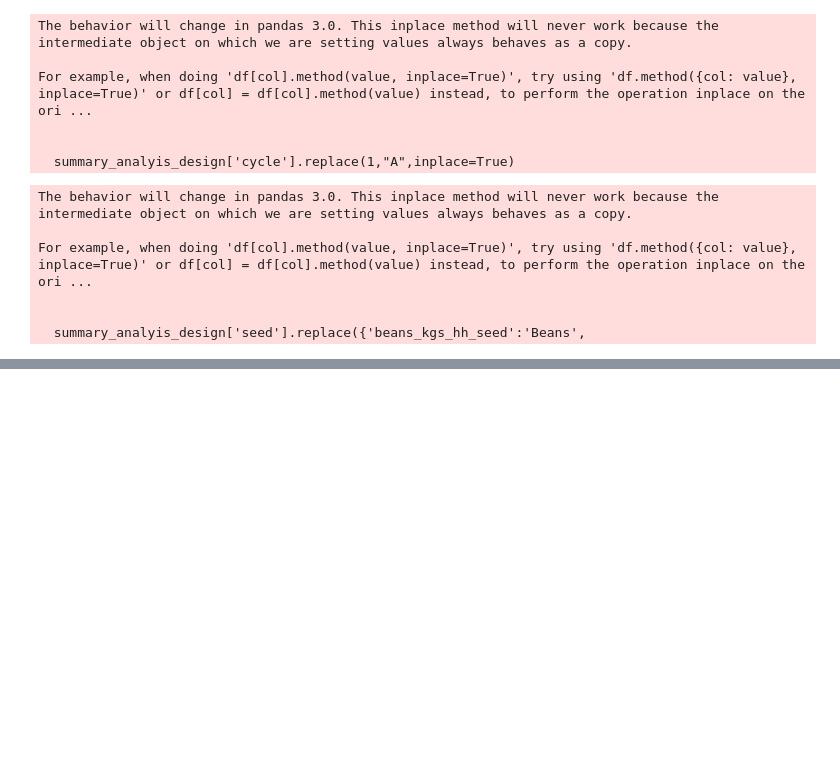
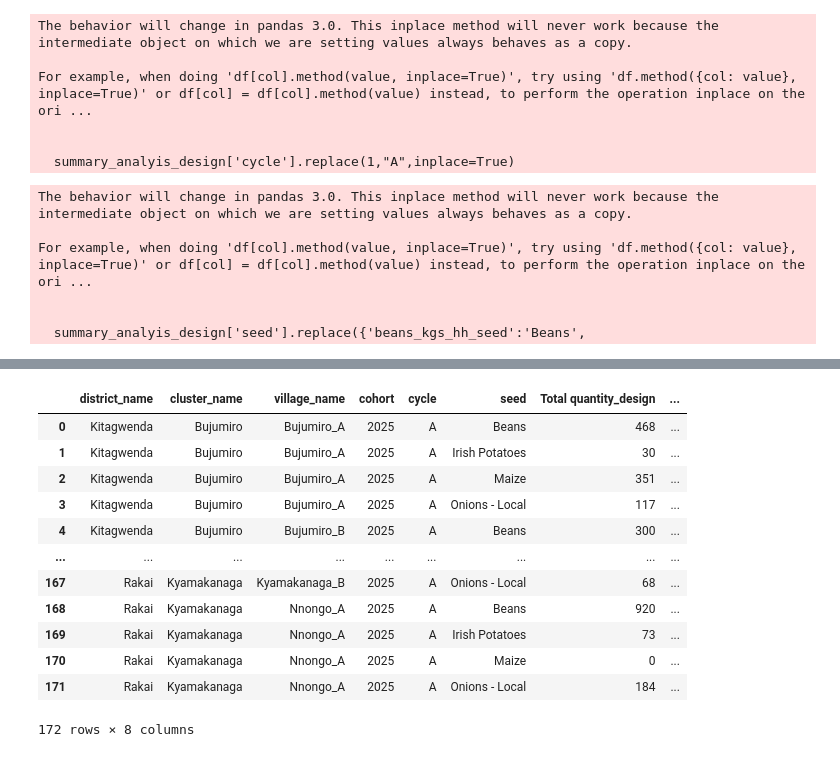
Before and after one commit to edisonmugabi/HWG-Q1-Reporting-2025, a Jupyter notebook: Code used/Q1 reporting HWG-checkpoint.ipynb, the cells around one changed output, grey strips where cells are left out. Saved outputs shown, nothing was run; the diff lists cells and outputs as text; code cells hidden in the pictures; blank space fills up the shorter version.

Commit message:
modified check12

```diff
--- a/Code used/Q1 reporting HWG-checkpoint.ipynb
+++ b/Code used/Q1 reporting HWG-checkpoint.ipynb
@@ -715,5 +627,6 @@ differences_seed_analysis.to_excel(r"C:\Users\Edison New\Desktop\HWG Q1 Reportin
 # %% [markdown]
 # seed distribution 2025 cycle A
 # %%
-data_distribution=pd.read_csv(r"C:\\Users\\Edison New\\Desktop\\HWG Q1 Reporting 2025\\Raw data sets from the app\\check2 hWG Q1 files\\seed distribution reports ## check12.csv")
+# Importing the seed distribution data for 2025 cycle A
+data_distribution=pd.read_csv(r"C:\\Users\\Edison New\\Desktop\\HWG Q1 Reporting 2025\\Raw data sets from the app\\check2 hWG Q1 files\\seed distribution check###12.csv")
 # %%
@@ -894,4 +782,20 @@ seed_dist_merg=summary_analyis_design.merge(summary_analyis_imp,on=['district_na
        'seed'],
        suffixes=('_design','_imp'),
        how='outer')
+# %%
+seed_dist_merg
+# %% [output]
+|  | district_name | cluster_name | village_name | cohort | cycle | seed | Total quantity_design | ... |
+| 0 | Kitagwenda | Bujumiro | Bujumiro_A | 2025 | A | Beans | 468 | ... |
+| 1 | Kitagwenda | Bujumiro | Bujumiro_A | 2025 | A | Irish Potatoes | 30 | ... |
+| 2 | Kitagwenda | Bujumiro | Bujumiro_A | 2025 | A | Maize | 351 | ... |
+| 3 | Kitagwenda | Bujumiro | Bujumiro_A | 2025 | A | Onions - Local | 117 | ... |
+| 4 | Kitagwenda | Bujumiro | Bujumiro_B | 2025 | A | Beans | 300 | ... |
+| ... | ... | ... | ... | ... | ... | ... | ... | ... |
+| 167 | Rakai | Kyamakanaga | Kyamakanaga_B | 2025 | A | Onions - Local | 68 | ... |
+| 168 | Rakai | Kyamakanaga | Nnongo_A | 2025 | A | Beans | 920 | ... |
+| 169 | Rakai | Kyamakanaga | Nnongo_A | 2025 | A | Irish Potatoes | 73 | ... |
+| 170 | Rakai | Kyamakanaga | Nnongo_A | 2025 | A | Maize | 0 | ... |
+| 171 | Rakai | Kyamakanaga | Nnongo_A | 2025 | A | Onions - Local | 184 | ... |
+172 rows × 8 columns
 # %%
```
Also changed, not shown: parts of 124 cells of this notebook, 16 other files.
